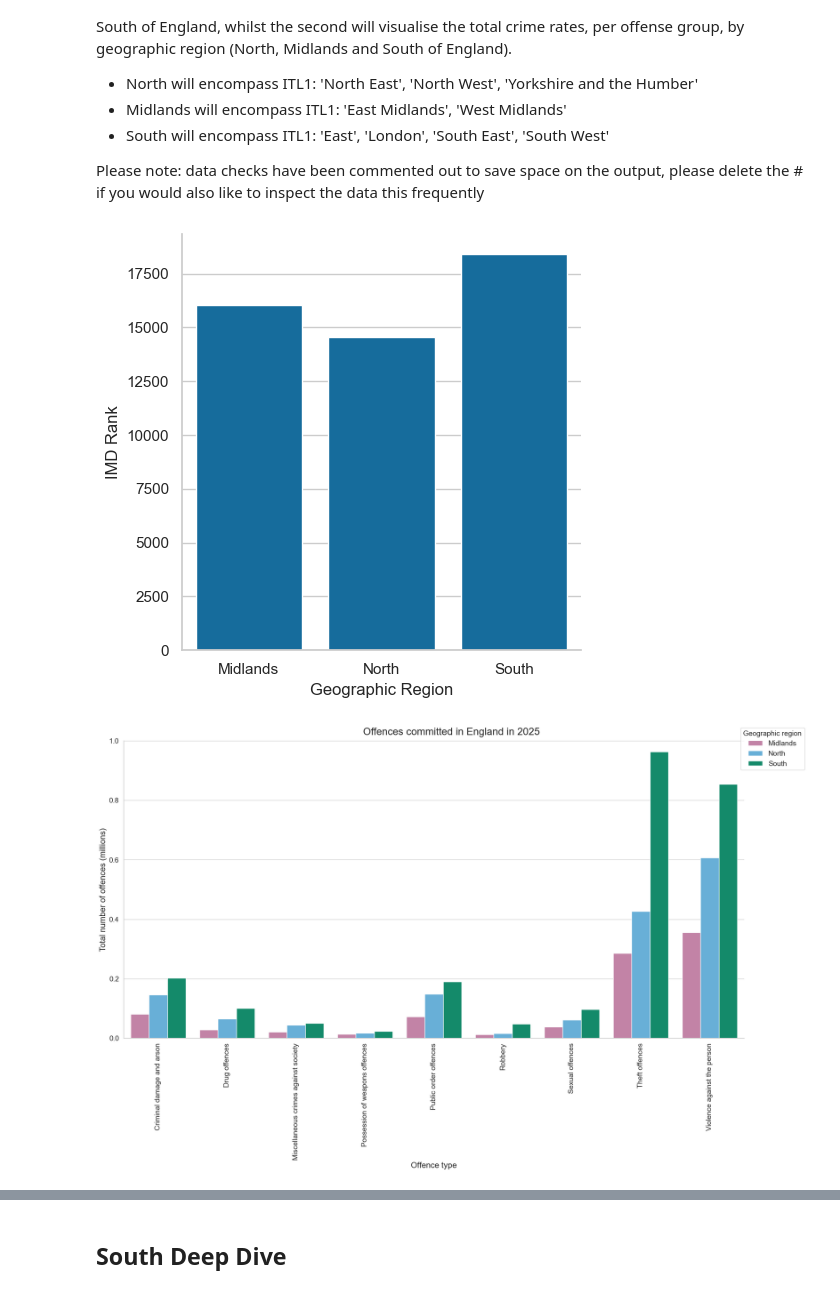
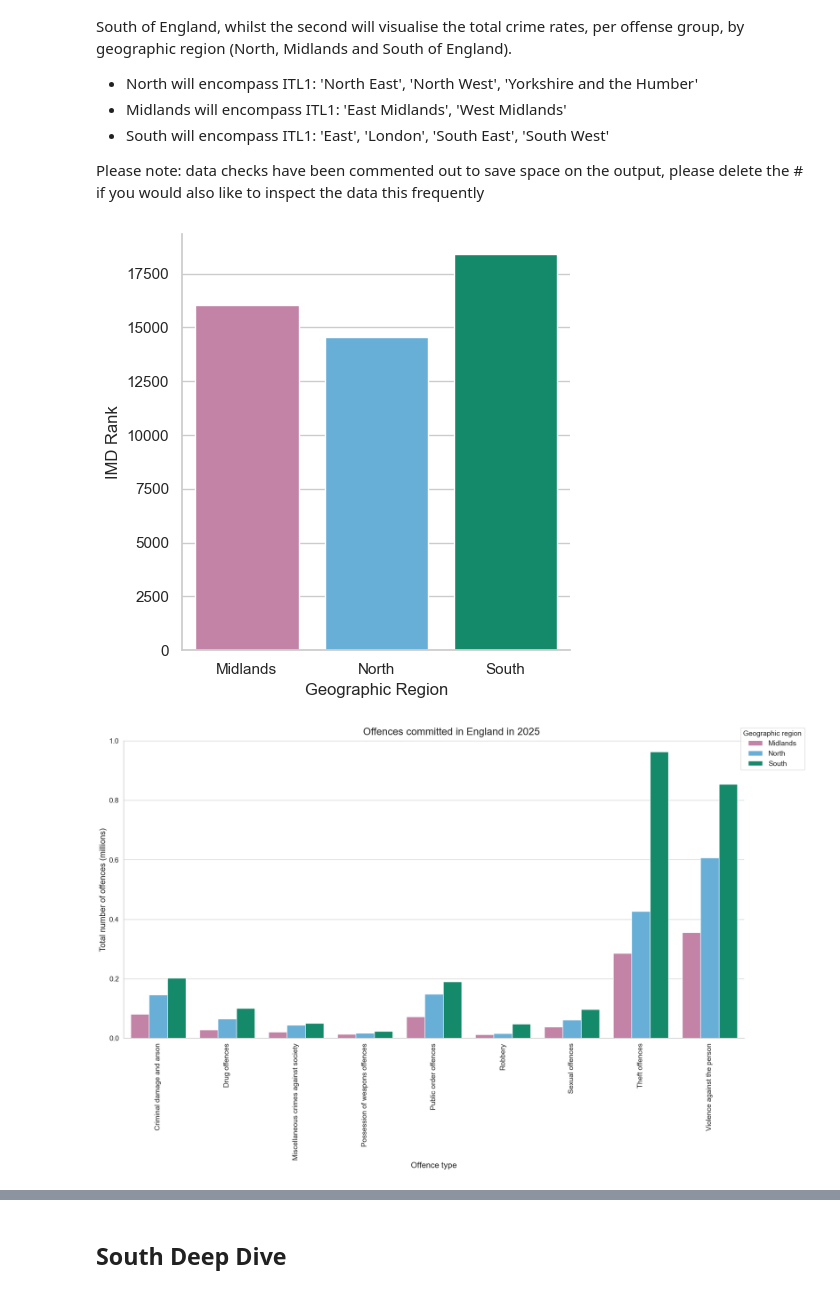
Before and after one commit to idilabdulle/Group-1-Project, a Jupyter notebook: group_1_notebook.ipynb, the cells around one changed output, grey strips where cells are left out. Drawn from its saved outputs; the diff is of its cells as text; code cells hidden in the pictures.

```diff
--- a/group_1_notebook.ipynb
+++ b/group_1_notebook.ipynb
@@ -1586,11 +1543,23 @@ imd_df_v3 = imd_s.reset_index()
 
 # display(imd_df_v3.head(5))
 
+# One of the best colour palettes for colour blindness is 'okabeito'
+
+okabeito = ['#CC79A7', '#56B4E9', '#009E73',\
+           '#E69F00', '#0072B2', '#F0E442',\
+           '#D55E00']
+sns.set_palette(okabeito)
+
+
+
+plt.show()
+
 # Creating the graph
 imd_graph = sns.catplot(
                 data=imd_df_v3, kind='bar',
                 x='Geographic Region', y='IMD Rank',
-                alpha=1, color='#0072B2',
+                hue='Geographic Region',
+                alpha=1,
                 height=5, aspect=1
 )
 
@@ -1633,11 +1602,6 @@ crime_df_v3.rename(columns={'Number of Offences': 'Number of Offences (millions)
 #Creating the graph
 sns.set_theme(style='whitegrid')
 
-# One of the best coluor palettes for colour blindness is 'okabeito'
-
-okabeito = ['#CC79A7', '#56B4E9', '#009E73',\
-           '#E69F00', '#0072B2', '#F0E442',\
-           '#D55E00']
 sns.set_palette(okabeito)
 
 crime_graph = sns.catplot(
@@ -1747,34 +1711,37 @@ crime_df_v6 = crime_s3.reset_index()
 merged_df = crime_df_v6.merge(final_population_df, left_on='Geographic Region', right_on='Name')
 # display(merged_df)
 
 merged_df['Offences per Capita'] = merged_df['Number of Offences'] / merged_df['Population - All Ages']
 # display(merged_df)
 
 
 #Creating the graph
 sns.set_theme(style='whitegrid')
 sns.set_palette(okabeito)
 
 crime_graph = sns.catplot(
                 data=merged_df, kind='bar',
                 x='Offence Group', y='Offences per Capita',
                 hue='Geographic Region', alpha=1,
                 height=9, aspect=2
 )
 
 crime_graph.fig.suptitle('Offences committed per capita in England in 2025', y=1.02, fontsize=20)
 crime_graph.set_xlabels('Offence type', fontsize=16)
 crime_graph.set_ylabels('Number of offences per capita', fontsize=16, x=-1.05)
 crime_graph.set_xticklabels(rotation=90, fontsize=14)
 crime_graph.set_yticklabels(fontsize=14)
 crime_graph.set(ylim=(0, 0.04))
 crime_graph._legend.remove()
 crime_graph.fig.legend(title='Geographic region', title_fontsize=14, fontsize=14)
 
 plt.show()
+
+
+
 # plt.savefig('Total offences committed in England in 2025 (North, South, Midlands)')
 # %% [output]
-[figure, old version]
+[figure, new version]
 [figure]
 [figure]
 [figure]
```
Also changed, not shown: parts of 16 cells of this notebook, 1 other file.
